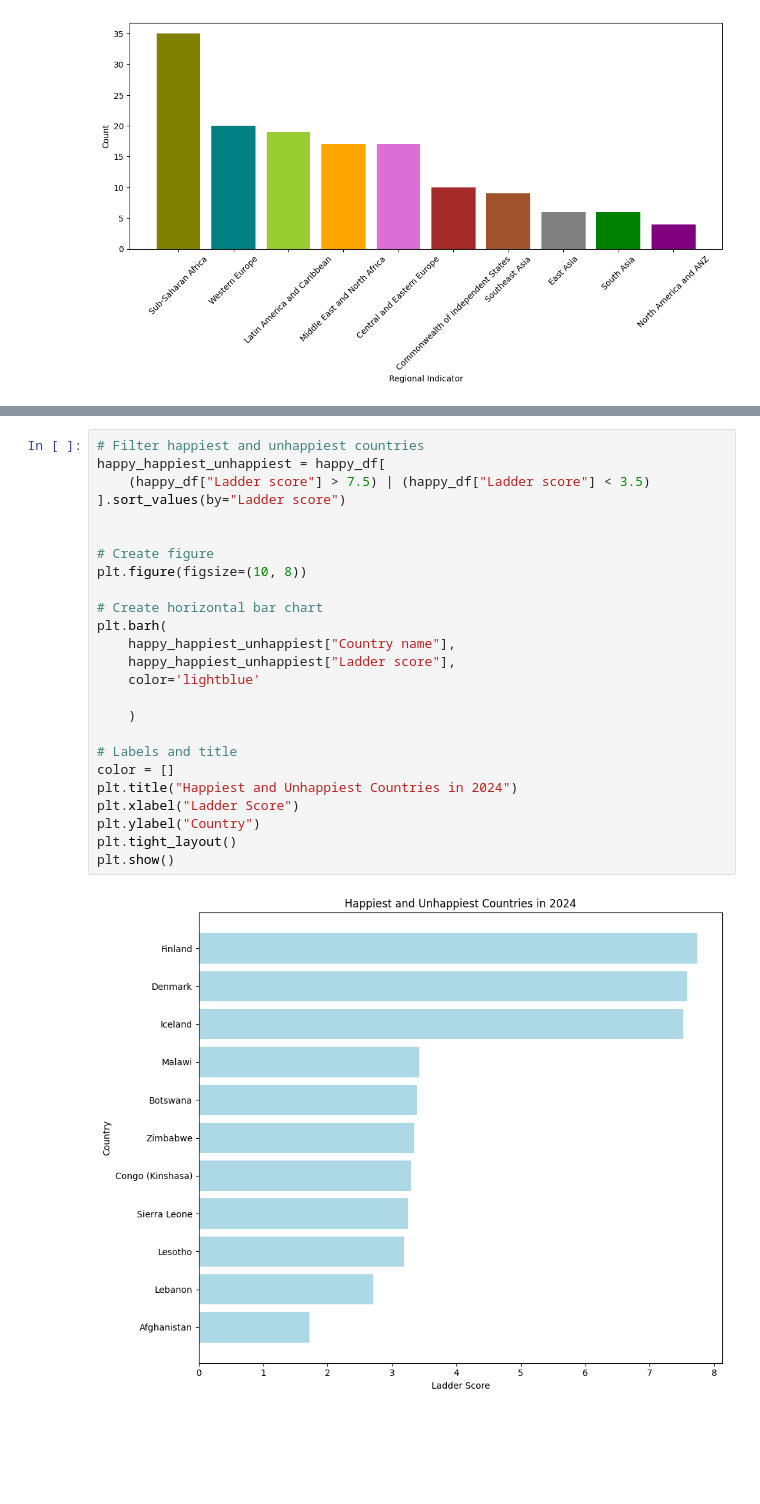
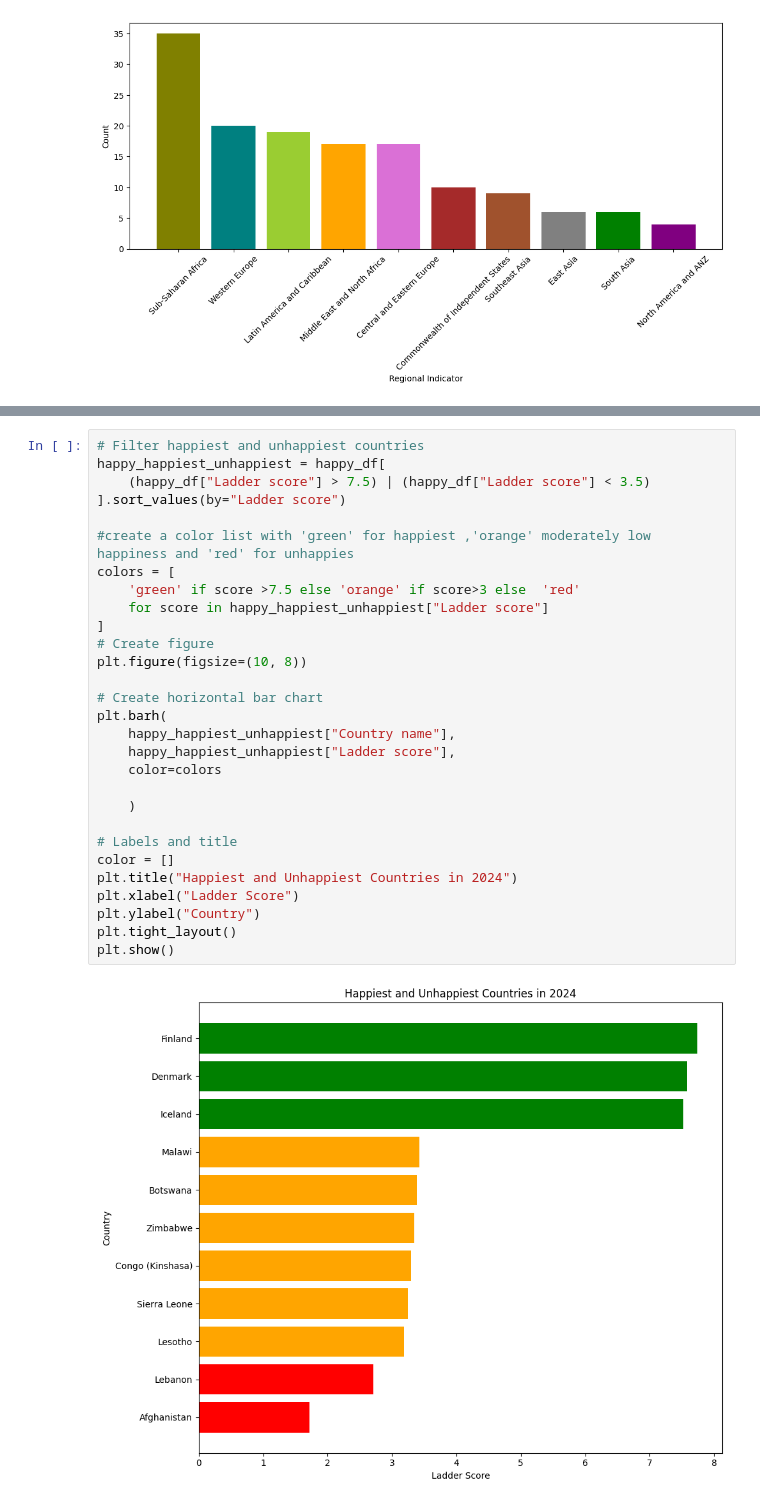
Before and after one commit to SeshasreeB/data-analysis-projects, a Jupyter notebook: checkpoint-two.ipynb, the cells around one changed output, grey strips where cells are left out. Drawn from its saved outputs; the diff is of its cells as text; blank space fills up the shorter version.

```diff
--- a/checkpoint-two.ipynb
+++ b/checkpoint-two.ipynb
@@ -157,30 +255,34 @@ plt.show()
 # %%
 # Filter happiest and unhappiest countries
 happy_happiest_unhappiest = happy_df[
     (happy_df["Ladder score"] > 7.5) | (happy_df["Ladder score"] < 3.5)
 ].sort_values(by="Ladder score")
 
-
+#create a color list with 'green' for happiest ,'orange' moderately low happiness and 'red' for unhappies
+colors = [
+    'green' if score >7.5 else 'orange' if score>3 else  'red'
+    for score in happy_happiest_unhappiest["Ladder score"]
+]
 # Create figure
 plt.figure(figsize=(10, 8))
 
 # Create horizontal bar chart
 plt.barh(
     happy_happiest_unhappiest["Country name"],
     happy_happiest_unhappiest["Ladder score"],
-    color='lightblue'
+    color=colors
 
     )
 
 # Labels and title
 color = []
 plt.title("Happiest and Unhappiest Countries in 2024")
 plt.xlabel("Ladder Score")
 plt.ylabel("Country")
 plt.tight_layout()
 plt.show()
 # %% [output]
-[figure, old version]
+[figure, new version]
 # %% [markdown]
 ## Summarize Your Results
 
```
Also changed, not shown: parts of 6 cells of this notebook.
